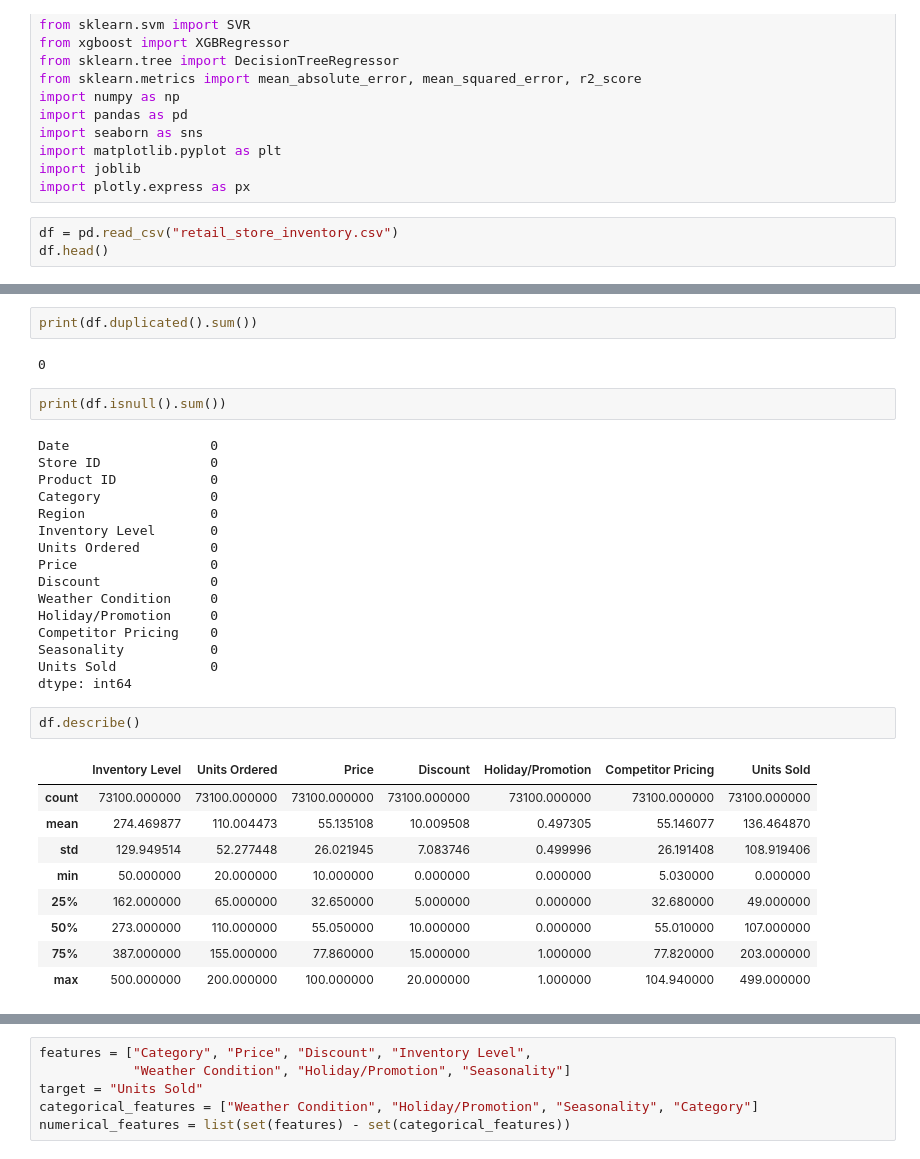
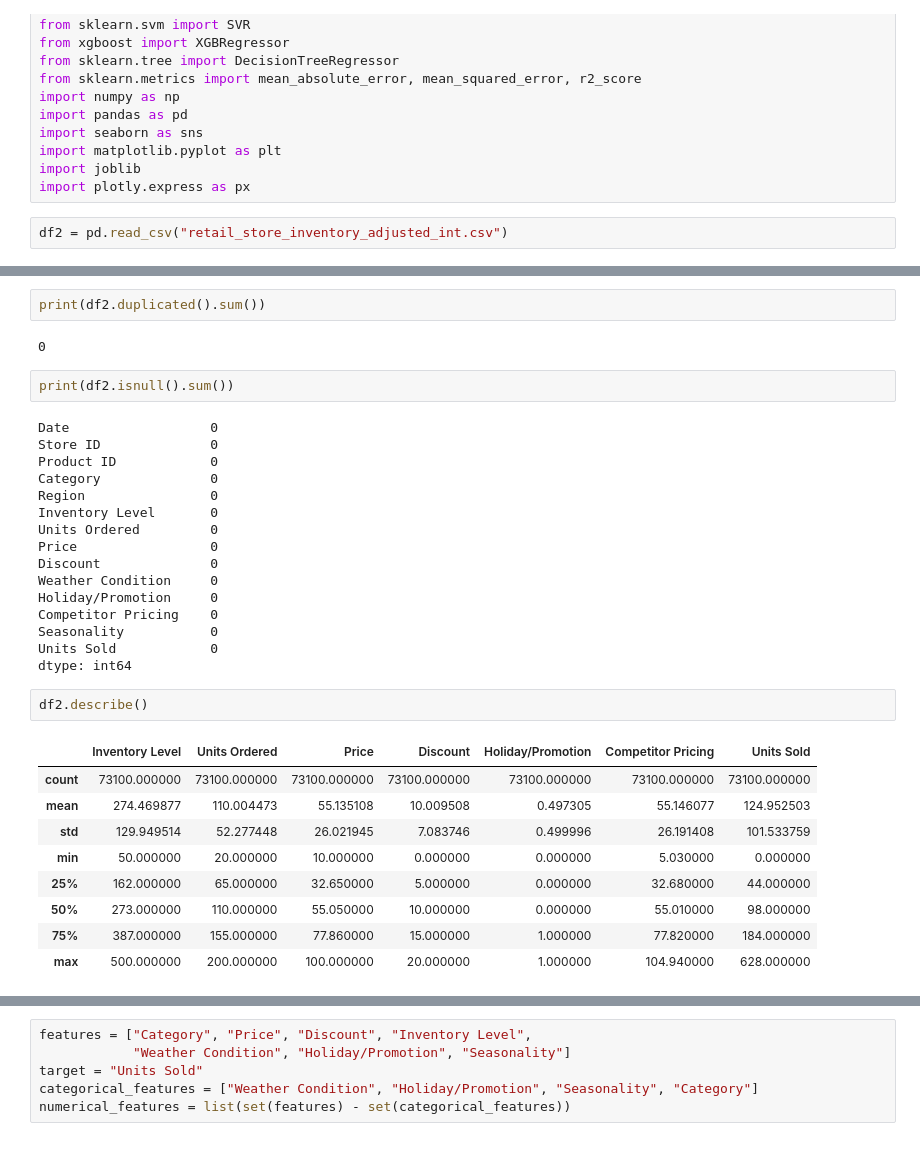
Before and after one commit to AliElOu/predictions-models--inventory-management, a Jupyter notebook: out_of_stock.ipynb, the cells around one changed output, grey strips where cells are left out. Drawn from its saved outputs; the diff is of its cells as text.

```diff
--- a/out_of_stock.ipynb
+++ b/out_of_stock.ipynb
@@ -16,5 +16,4 @@ import matplotlib.pyplot as plt
 import joblib
 import plotly.express as px
 # %%
-df = pd.read_csv("retail_store_inventory.csv")
-df.head()
+df2 = pd.read_csv("retail_store_inventory_adjusted_int.csv")
@@ -46,11 +47,11 @@ Data columns (total 14 columns):
 dtypes: float64(2), int64(5), object(7)
 memory usage: 7.8+ MB
 # %%
-print(df.duplicated().sum())
+print(df2.duplicated().sum())
 # %% [output]
 0
 # %%
-print(df.isnull().sum())
+print(df2.isnull().sum())
 # %% [output]
 Date                  0
 Store ID              0
@@ -68,15 +69,15 @@ Seasonality           0
 Units Sold            0
 dtype: int64
 # %%
-df.describe()
+df2.describe()
 # %% [output]
 |  | Inventory Level | Units Ordered | Price | Discount | Holiday/Promotion | Competitor Pricing | Units Sold |
 | count | 73100.000000 | 73100.000000 | 73100.000000 | 73100.000000 | 73100.000000 | 73100.000000 | 73100.000000 |
-| mean | 274.469877 | 110.004473 | 55.135108 | 10.009508 | 0.497305 | 55.146077 | 136.464870 |
-| std | 129.949514 | 52.277448 | 26.021945 | 7.083746 | 0.499996 | 26.191408 | 108.919406 |
+| mean | 274.469877 | 110.004473 | 55.135108 | 10.009508 | 0.497305 | 55.146077 | 124.952503 |
+| std | 129.949514 | 52.277448 | 26.021945 | 7.083746 | 0.499996 | 26.191408 | 101.533759 |
 | min | 50.000000 | 20.000000 | 10.000000 | 0.000000 | 0.000000 | 5.030000 | 0.000000 |
-| 25% | 162.000000 | 65.000000 | 32.650000 | 5.000000 | 0.000000 | 32.680000 | 49.000000 |
-| 50% | 273.000000 | 110.000000 | 55.050000 | 10.000000 | 0.000000 | 55.010000 | 107.000000 |
-| 75% | 387.000000 | 155.000000 | 77.860000 | 15.000000 | 1.000000 | 77.820000 | 203.000000 |
-| max | 500.000000 | 200.000000 | 100.000000 | 20.000000 | 1.000000 | 104.940000 | 499.000000 |
+| 25% | 162.000000 | 65.000000 | 32.650000 | 5.000000 | 0.000000 | 32.680000 | 44.000000 |
+| 50% | 273.000000 | 110.000000 | 55.050000 | 10.000000 | 0.000000 | 55.010000 | 98.000000 |
+| 75% | 387.000000 | 155.000000 | 77.860000 | 15.000000 | 1.000000 | 77.820000 | 184.000000 |
+| max | 500.000000 | 200.000000 | 100.000000 | 20.000000 | 1.000000 | 104.940000 | 628.000000 |
 # %%
```
Also changed, not shown: parts of 14 cells of this notebook, 1 other file.
